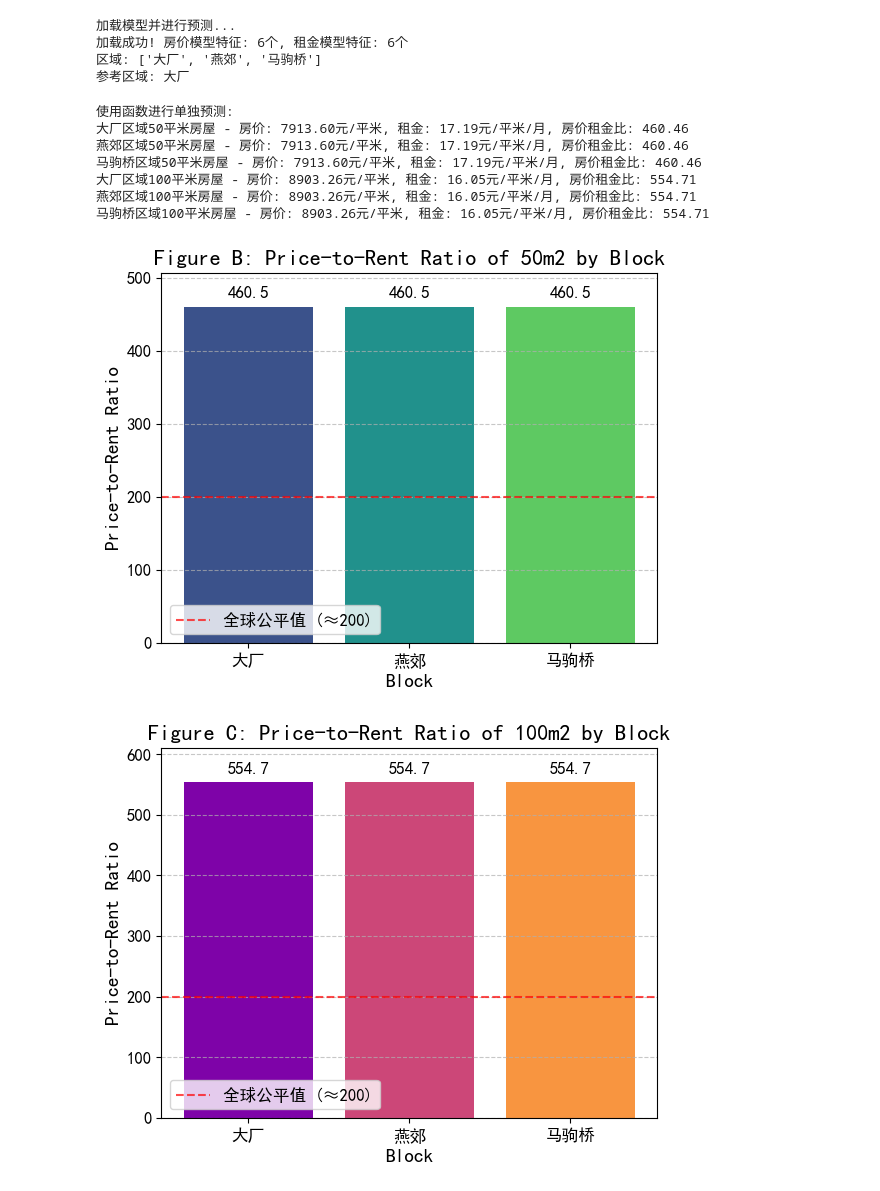
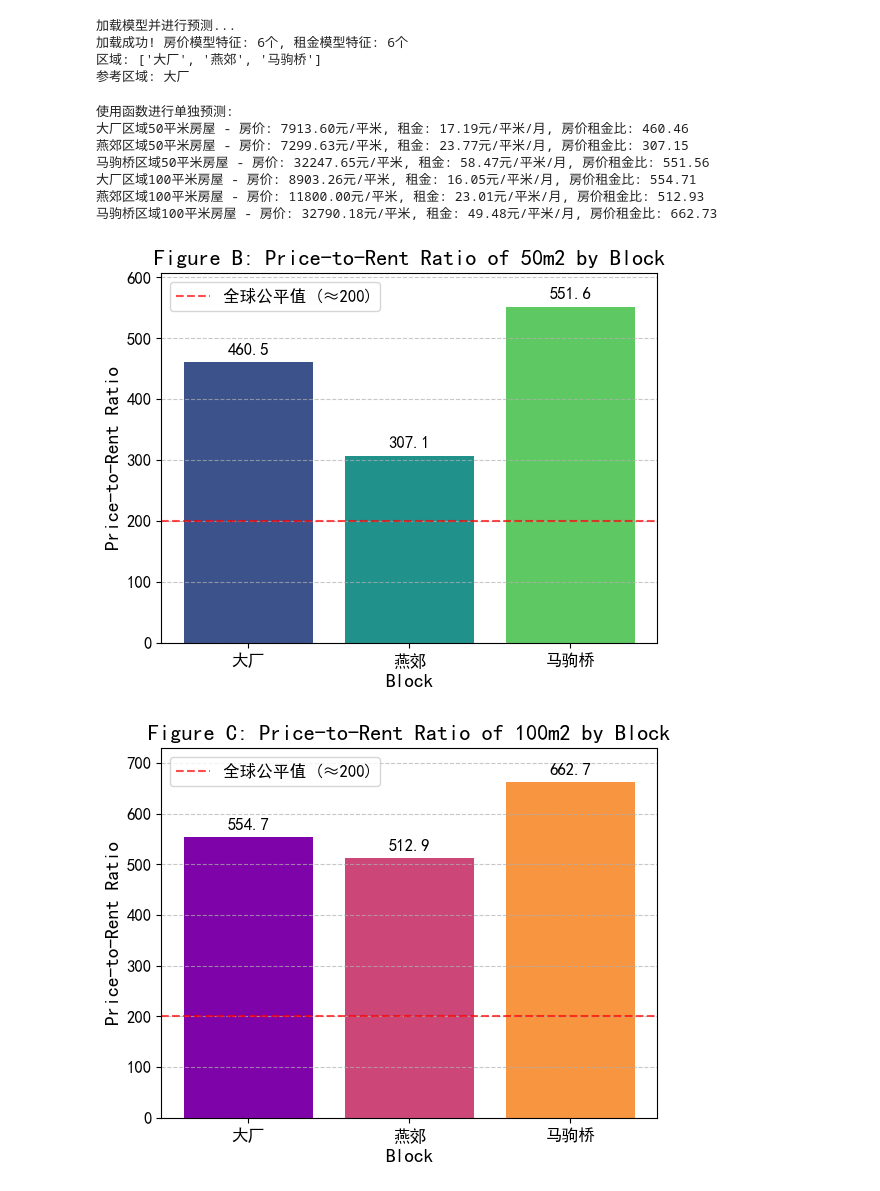
Before and after one commit to Quant-of-Renmin-University/QuantEcon2025_RUC, a Jupyter notebook: Homework/eng/2022200230/Homework3/DataResearch.ipynb, the cells around one changed output. Drawn from its saved outputs; the diff is of its cells as text; code cells hidden in the pictures.

```diff
--- a/Homework/eng/2022200230/Homework3/DataResearch.ipynb
+++ b/Homework/eng/2022200230/Homework3/DataResearch.ipynb
@@ -394,7 +394,7 @@ with open('model2_rent.pkl', 'wb') as f:
 feature_info = {
     'price_model_features': model1.params.index.tolist(),
     'rent_model_features': model2.params.index.tolist(),
-    'locations': locations,
+    'locations': ["大厂", "燕郊", "马驹桥"],
     'reference_location': "大厂"
 }
 
@@ -444,15 +444,15 @@ def predict_price_rent_ratio(area, location):
 
     # 添加虚拟变量
     for loc in locations:
-        if loc != reference_location:  # 跳过参考类别
-            dummy_var = f'loc_{loc}'
+        if loc != reference_location:
+            dummy_var = f'Location_{loc}'
             pred_data[dummy_var] = 1 if location == loc else 0
 
     # 添加交互项
     for loc in locations:
         if loc != reference_location:
-            interaction_var = f'Area_loc_{loc}'
-            pred_data[interaction_var] = area * pred_data[f'loc_{loc}'] if f'loc_{loc}' in pred_data else 0
+            interaction_var = f'Area_Location_{loc}'
+            pred_data[interaction_var] = area * pred_data[f'Location_{loc}'] if f'Location_{loc}' in pred_data else 0
 
     # 转换为DataFrame
     price_pred_df = pd.DataFrame([pred_data])
@@ -489,19 +489,19 @@ for area in [50, 100]:
 # %% [output]
 使用函数进行单独预测:
 大厂区域50平米房屋 - 房价: 7913.60元/平米, 租金: 17.19元/平米/月, 房价租金比: 460.46
-燕郊区域50平米房屋 - 房价: 7913.60元/平米, 租金: 17.19元/平米/月, 房价租金比: 460.46
-马驹桥区域50平米房屋 - 房价: 7913.60元/平米, 租金: 17.19元/平米/月, 房价租金比: 460.46
+燕郊区域50平米房屋 - 房价: 7299.63元/平米, 租金: 23.77元/平米/月, 房价租金比: 307.15
+马驹桥区域50平米房屋 - 房价: 32247.65元/平米, 租金: 58.47元/平米/月, 房价租金比: 551.56
 大厂区域100平米房屋 - 房价: 8903.26元/平米, 租金: 16.05元/平米/月, 房价租金比: 554.71
-燕郊区域100平米房屋 - 房价: 8903.26元/平米, 租金: 16.05元/平米/月, 房价租金比: 554.71
-马驹桥区域100平米房屋 - 房价: 8903.26元/平米, 租金: 16.05元/平米/月, 房价租金比: 554.71
+燕郊区域100平米房屋 - 房价: 11800.00元/平米, 租金: 23.01元/平米/月, 房价租金比: 512.93
+马驹桥区域100平米房屋 - 房价: 32790.18元/平米, 租金: 49.48元/平米/月, 房价租金比: 662.73
 # %%
 # 根据结果创建数据
 data = {
     'Area': [50, 50, 50, 100, 100, 100],
     'Location': ['大厂', '燕郊', '马驹桥', '大厂', '燕郊', '马驹桥'],
-    'PricePerSqm': [7913.60, 7913.60, 7913.60, 8903.26, 8903.26, 8903.26],
-    'RentPerSqm': [17.19, 17.19, 17.19, 16.05, 16.05, 16.05],
-    'PriceRentRatio': [460.46, 460.46, 460.46, 554.71, 554.71, 554.71]
+    'PricePerSqm': [7913.60, 7299.63, 32247.65, 8903.26, 11800.00, 322790.18],
+    'RentPerSqm': [17.19, 23.77, 58.47, 16.05, 23.01, 49.48],
+    'PriceRentRatio': [460.46, 307.15, 551.56, 554.71, 512.93, 662.73]
 }
 
 predictions_df = pd.DataFrame(data)
@@ -537,32 +537,32 @@ plt.show()
 
 # 生成Figure C: 100平米的房价租金比
 fig_c_data = predictions_df[predictions_df['Area'] == 100]
 
 bars = plt.bar(fig_c_data['Location'], fig_c_data['PriceRentRatio'],
                color=sns.color_palette('plasma', len(fig_c_data)))
 
 # 添加全球公平值参考线
 plt.axhline(y=200, color='r', linestyle='--', alpha=0.7, label='全球公平值 (≈200)')
 
 # 在柱子上标注具体数值
 for bar in bars:
     height = bar.get_height()
     plt.text(bar.get_x() + bar.get_width()/2., height + 10,
              f'{height:.1f}', ha='center', va='bottom', fontsize=12)
 
 # 调整Y轴范围，确保数值标签可见
 plt.ylim(0, max(fig_c_data['PriceRentRatio'])*1.1)
 
 # 设置图表标题和轴标签
 plt.title('Figure C: Price-to-Rent Ratio of 100m2 by Block', fontsize=16)
 plt.xlabel('Block', fontsize=14)
 plt.ylabel('Price-to-Rent Ratio', fontsize=14)
 plt.legend(fontsize=12)
 plt.grid(axis='y', linestyle='--', alpha=0.7)
 plt.xticks(fontsize=12)
 plt.yticks(fontsize=12)
 
 plt.show()
 # %% [output]
-[figure, old version]
+[figure, new version]
-[figure, old version]
+[figure, new version]
```
Also changed, not shown: parts of 2 cells of this notebook.
